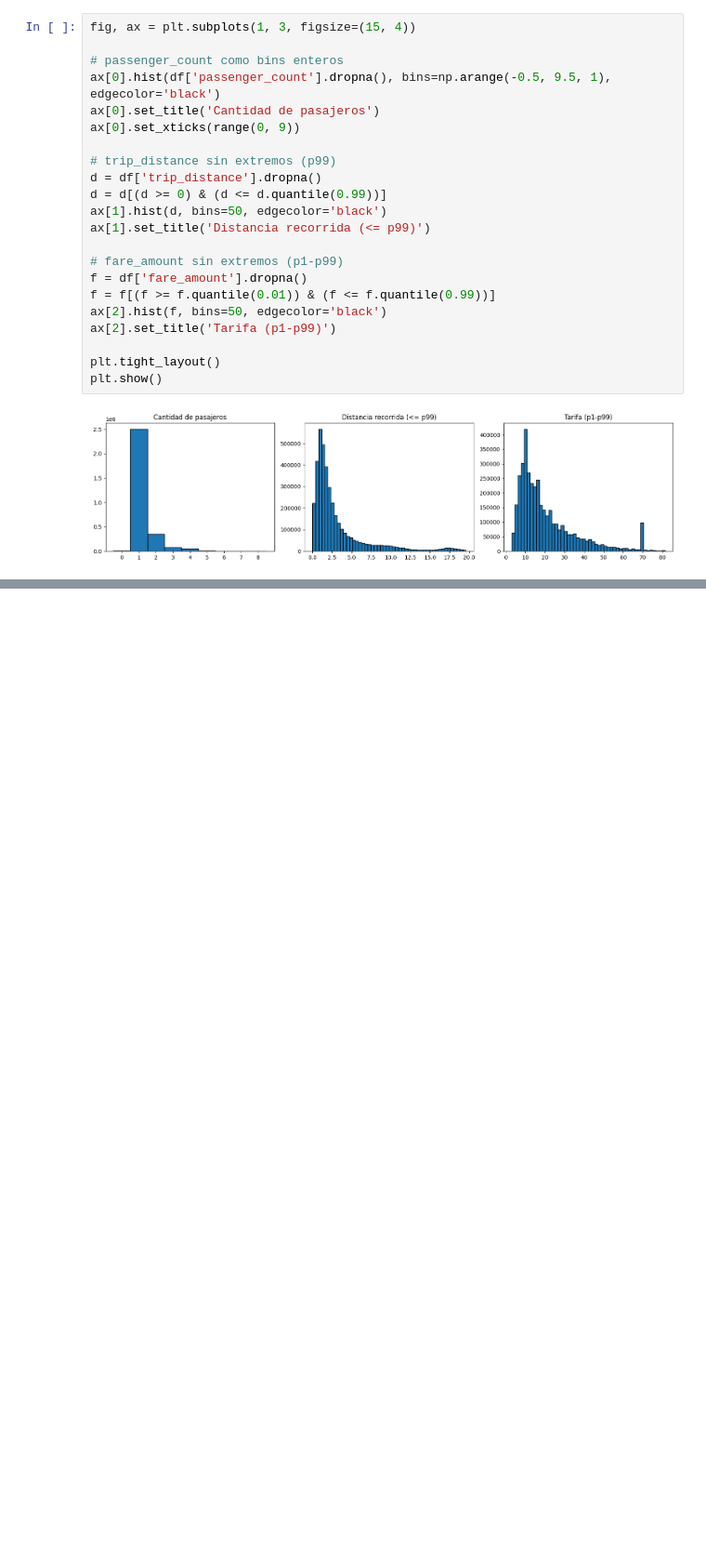
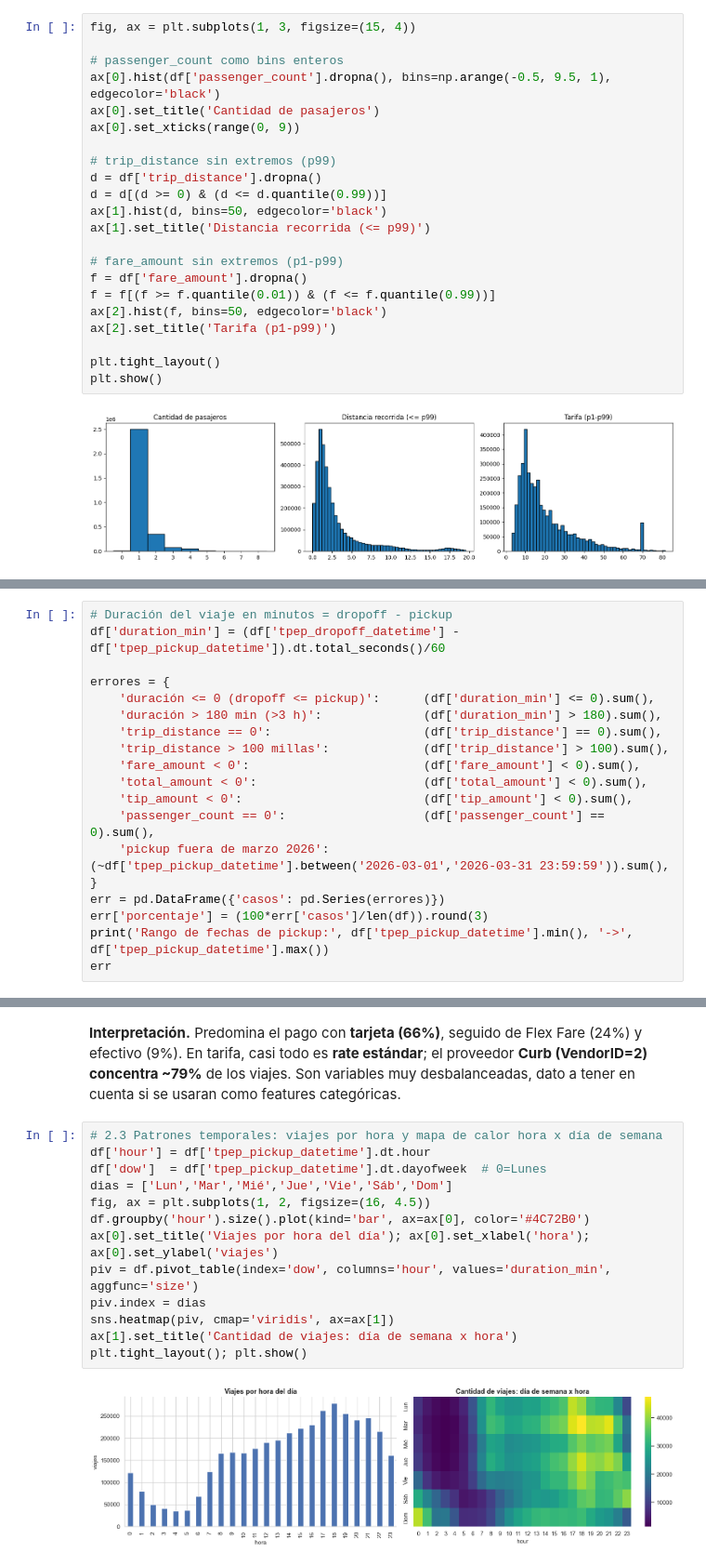
Before and after one commit to nmoguilner/ceia_add, a Jupyter notebook: tp_grupal_eda.ipynb, the cells around one changed output, grey strips where cells are left out. Shown at 93% size. Saved outputs shown, nothing was run; the diff lists cells and outputs as text; blank space fills up the shorter version.

```diff
--- a/tp_grupal_eda.ipynb
+++ b/tp_grupal_eda.ipynb
@@ -293,0 +452,19 @@ plt.show()
+# %%
+# Duración del viaje en minutos = dropoff - pickup
+df['duration_min'] = (df['tpep_dropoff_datetime'] - df['tpep_pickup_datetime']).dt.total_seconds()/60
+
+errores = {
+    'duración <= 0 (dropoff <= pickup)':      (df['duration_min'] <= 0).sum(),
+    'duración > 180 min (>3 h)':              (df['duration_min'] > 180).sum(),
+    'trip_distance == 0':                     (df['trip_distance'] == 0).sum(),
+    'trip_distance > 100 millas':             (df['trip_distance'] > 100).sum(),
+    'fare_amount < 0':                        (df['fare_amount'] < 0).sum(),
+    'total_amount < 0':                       (df['total_amount'] < 0).sum(),
+    'tip_amount < 0':                         (df['tip_amount'] < 0).sum(),
+    'passenger_count == 0':                   (df['passenger_count'] == 0).sum(),
+    'pickup fuera de marzo 2026':             (~df['tpep_pickup_datetime'].between('2026-03-01','2026-03-31 23:59:59')).sum(),
+}
+err = pd.DataFrame({'casos': pd.Series(errores)})
+err['porcentaje'] = (100*err['casos']/len(df)).round(3)
+print('Rango de fechas de pickup:', df['tpep_pickup_datetime'].min(), '->', df['tpep_pickup_datetime'].max())
+err
@@ -293,0 +598,17 @@ plt.show()
+# %% [markdown]
+**Interpretación.** Predomina el pago con **tarjeta (66%)**, seguido de Flex Fare (24%) y efectivo (9%). En tarifa, casi todo es **rate estándar**; el proveedor **Curb (VendorID=2) concentra ~79%** de los viajes. Son variables muy desbalanceadas, dato a tener en cuenta si se usaran como features categóricas.
+# %%
+# 2.3 Patrones temporales: viajes por hora y mapa de calor hora x día de semana
+df['hour'] = df['tpep_pickup_datetime'].dt.hour
+df['dow']  = df['tpep_pickup_datetime'].dt.dayofweek  # 0=Lunes
+dias = ['Lun','Mar','Mié','Jue','Vie','Sáb','Dom']
+fig, ax = plt.subplots(1, 2, figsize=(16, 4.5))
+df.groupby('hour').size().plot(kind='bar', ax=ax[0], color='#4C72B0')
+ax[0].set_title('Viajes por hora del día'); ax[0].set_xlabel('hora'); ax[0].set_ylabel('viajes')
+piv = df.pivot_table(index='dow', columns='hour', values='duration_min', aggfunc='size')
+piv.index = dias
+sns.heatmap(piv, cmap='viridis', ax=ax[1])
+ax[1].set_title('Cantidad de viajes: día de semana x hora')
+plt.tight_layout(); plt.show()
+# %% [output]
+[figure, added]
```
Also changed, not shown: parts of 60 cells of this notebook, 1 other file.
